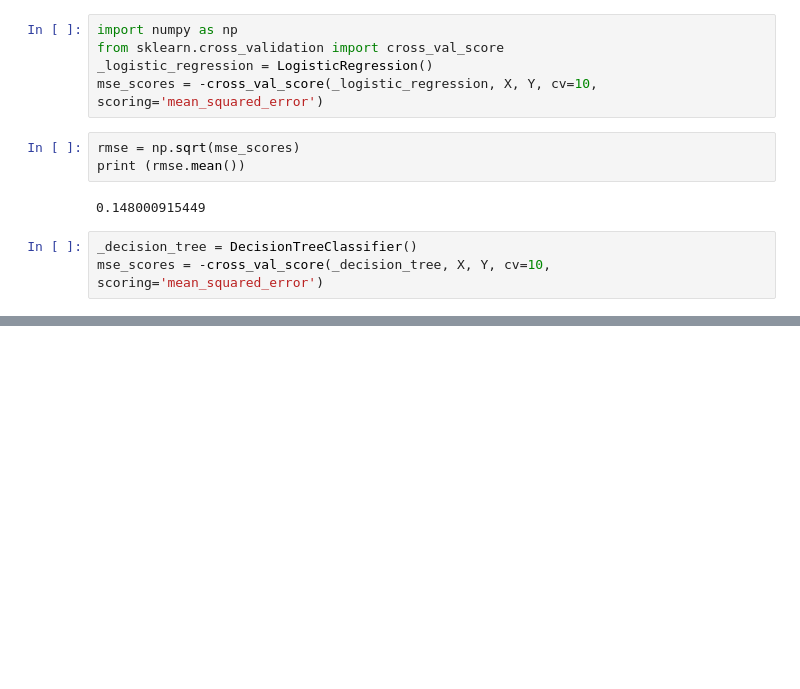
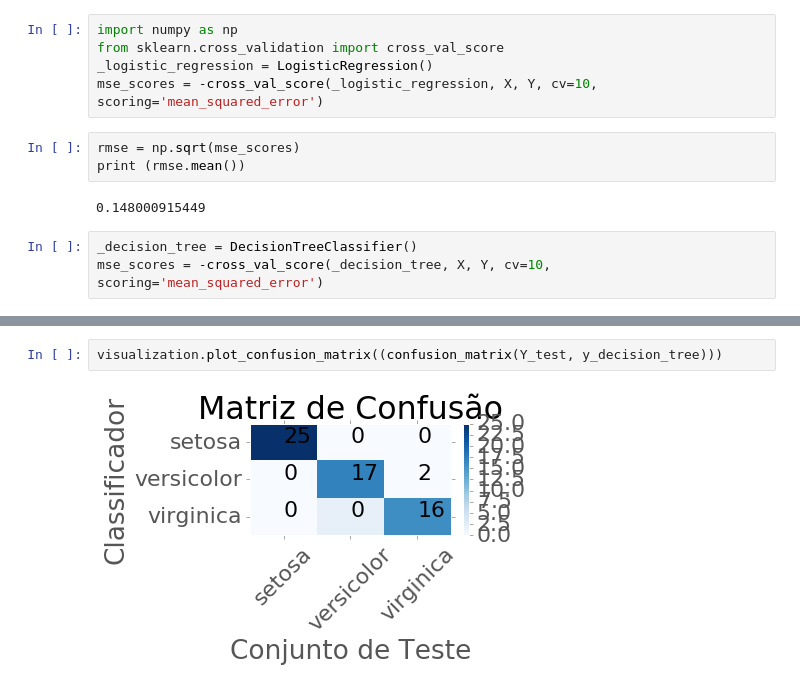
Before and after one commit to andressa/tdcpoa2016-trilhapython-datascience-e-scikitlearn, a Jupyter notebook: Aprenda_Ciência_de_Dados_com_Scikit-Learn.ipynb, the cells around one changed output, grey strips where cells are left out. Drawn from its saved outputs; the diff is of its cells as text; blank space fills up the shorter version.

```diff
--- a/Aprenda_Ciência_de_Dados_com_Scikit-Learn.ipynb
+++ b/Aprenda_Ciência_de_Dados_com_Scikit-Learn.ipynb
@@ -359,0 +368,4 @@ print (rmse.mean())
+# %%
+visualization.plot_confusion_matrix((confusion_matrix(Y_test, y_decision_tree)))
+# %% [output]
+[figure, added]
```
Also changed, not shown: parts of 6 cells of this notebook, 6 other files.
